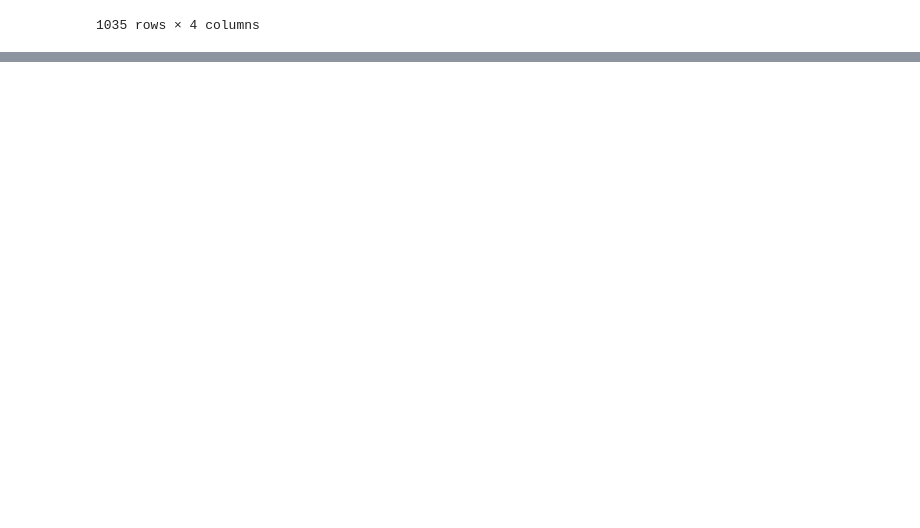
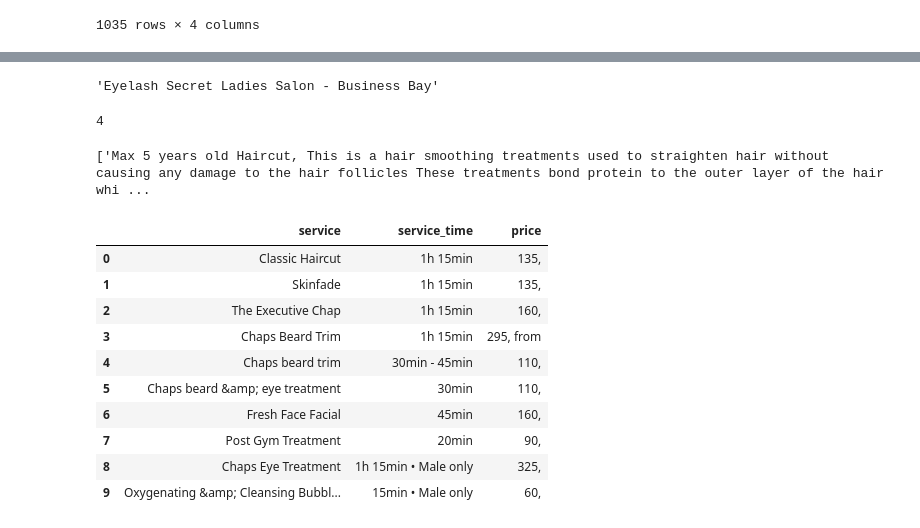
Before and after one commit to shadealarbed/scrapping_and_cleaning, a Jupyter notebook: cleaning_data.ipynb, the cells around one changed output, grey strips where cells are left out. Cells and saved outputs as stored; diff of their text form; code cells hidden in the pictures; blank space fills up the shorter version.

```diff
--- a/cleaning_data.ipynb
+++ b/cleaning_data.ipynb
@@ -230,0 +259,4 @@ merged_df.to_csv(r"C:\Users\shade alarbed\Downloads\salon data\salon_dubai_final
+# %%
+list_price = list_price[1:]
+# %%
+df["name_service"][78] = df["name_service"][78][1:]
@@ -230,0 +272,34 @@ merged_df.to_csv(r"C:\Users\shade alarbed\Downloads\salon data\salon_dubai_final
+# %%
+df["salon_name"][1]
+# %% [output]
+'Eyelash Secret Ladies Salon - Business Bay'
+# %%
+salon = {
+    "service": df["name_service"][78],
+    "service_time": df["service_time"][78],
+    "price": list_price
+}
+# %%
+df_1 = pd.DataFrame(salon)
+# %%
+len(df["service_description"][77])
+# %% [output]
+4
+# %%
+og_df["service_description"][77]
+# %% [output]
+['Max 5 years old Haircut, This is a hair smoothing treatments used to straighten hair without causing any damage to the hair follicles These treatments bond protein to the outer layer of the hair whi ...
+# %%
+df_1.head(10)
+# %% [output]
+|  | service | service_time | price |
+| 0 | Classic Haircut | 1h 15min | 135, |
+| 1 | Skinfade | 1h 15min | 135, |
+| 2 | The Executive Chap | 1h 15min | 160, |
+| 3 | Chaps Beard Trim | 1h 15min | 295, from |
+| 4 | Chaps beard trim | 30min - 45min | 110, |
+| 5 | Chaps beard &amp; eye treatment | 30min | 110, |
+| 6 | Fresh Face Facial | 45min | 160, |
+| 7 | Post Gym Treatment | 20min | 90, |
+| 8 | Chaps Eye Treatment | 1h 15min • Male only | 325, |
+| 9 | Oxygenating &amp; Cleansing Bubbl... | 15min • Male only | 60, |
```
Also changed, not shown: parts of 16 cells of this notebook.
